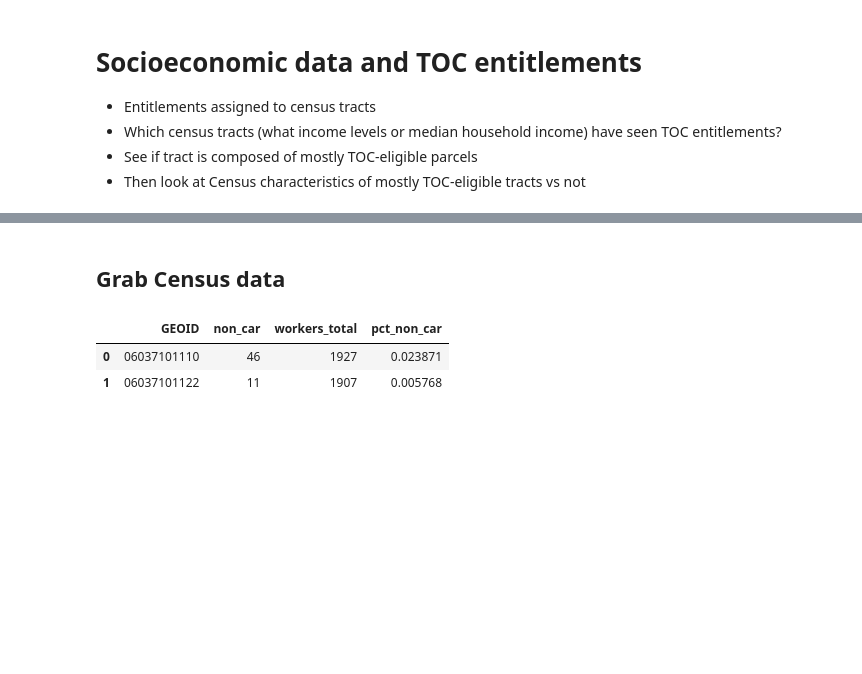
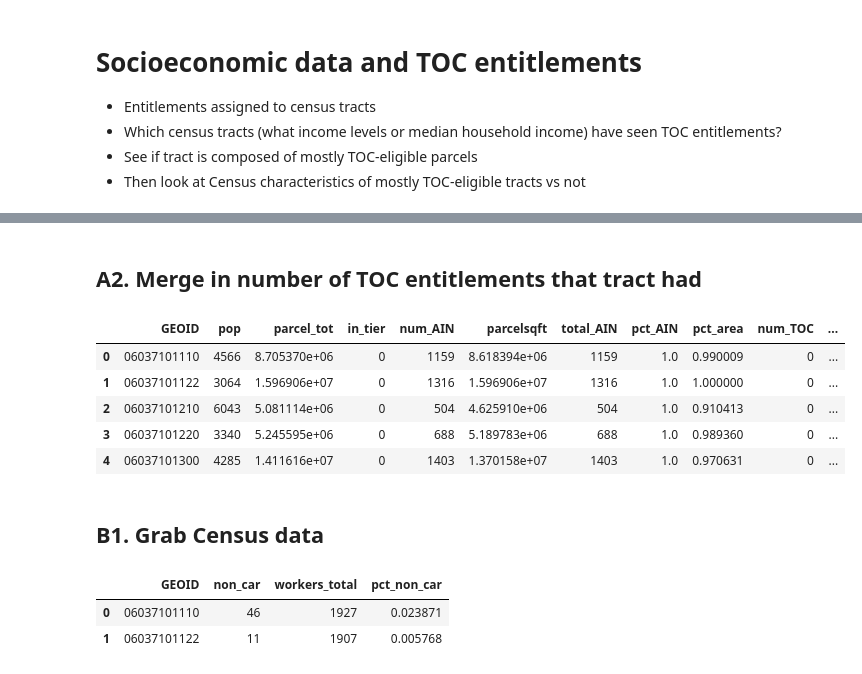
Before and after one commit to CityOfLosAngeles/planning-entitlements, a Jupyter notebook: notebooks/07-toc-census-stats.ipynb, the cells around one changed output, grey strips where cells are left out. Drawn from its saved outputs; the diff is of its cells as text; code cells hidden in the pictures; blank space fills up the shorter version.

Commit message:
Tracts with TOC ENT to summary stats

```diff
--- a/notebooks/07-toc-census-stats.ipynb
+++ b/notebooks/07-toc-census-stats.ipynb
@@ -87,8 +87,52 @@ def toc_tracts_clean_and_aggregate():
     return df2
 # %%
 df = toc_tracts_clean_and_aggregate()
+# %% [markdown]
+## A2. Merge in number of TOC entitlements that tract had
+# %%
+# Download parcels with TOC entitlement info, and only keep parcels with TOC ent
+def tracts_with_TOC_ent():
+    parcels = gpd.read_file(
+        f"s3://{bucket_name}/gis/intermediate/toc_eligible_parcels_with_entitlements.geojson"
+    ).to_crs('EPSG:4326')
+
+    toc_parcels = parcels[parcels.num_TOC > 0][['AIN', 'num_TOC', 'num_nonTOC']]
+
+    crosswalk_parcels_tracts = pd.read_parquet(f's3://{bucket_name}/data/crosswalk_parcels_tracts.parquet')
+
+    crosswalk_parcels_tracts = crosswalk_parcels_tracts[["AIN", "GEOID"]]
+
+    df = pd.merge(crosswalk_parcels_tracts[["AIN", "GEOID"]],
+         toc_parcels, on = "AIN", how = "left", validate = "1:1")
+
+    # Fill in NaNs with zeroes
+    df = df.assign(
+        num_TOC = df.num_TOC.fillna(0).astype(int),
+        num_nonTOC = df.num_nonTOC.fillna(0).astype(int),
+    )
+
+    # Aggregate to tract-level
+    df = (df.groupby("GEOID")
+          .agg({"num_TOC": "sum", "num_nonTOC": "sum"})
+          .reset_index()
+         )
+
+    return df
+# %%
+toc_ent = tracts_with_TOC_ent()
+# %%
+# Merge together
+df = pd.merge(df, toc_ent, on = "GEOID", how = "left", validate = "1:1")
+df.head()
+# %% [output]
+|  | GEOID | pop | parcel_tot | in_tier | num_AIN | parcelsqft | total_AIN | pct_AIN | pct_area | num_TOC | ... |
+| 0 | 06037101110 | 4566 | 8.705370e+06 | 0 | 1159 | 8.618394e+06 | 1159 | 1.0 | 0.990009 | 0 | ... |
+| 1 | 06037101122 | 3064 | 1.596906e+07 | 0 | 1316 | 1.596906e+07 | 1316 | 1.0 | 1.000000 | 0 | ... |
+| 2 | 06037101210 | 6043 | 5.081114e+06 | 0 | 504 | 4.625910e+06 | 504 | 1.0 | 0.910413 | 0 | ... |
+| 3 | 06037101220 | 3340 | 5.245595e+06 | 0 | 688 | 5.189783e+06 | 688 | 1.0 | 0.989360 | 0 | ... |
+| 4 | 06037101300 | 4285 | 1.411616e+07 | 0 | 1403 | 1.370158e+07 | 1403 | 1.0 | 0.970631 | 0 | ... |
 # %% [markdown]
-## Grab Census data
+## B1. Grab Census data
 # %%
 # Commute mode
 commute_modes = ["workers_transit", "workers_walk", "workers_bike"]
```
Also changed, not shown: parts of 17 cells of this notebook, 3 other files.
